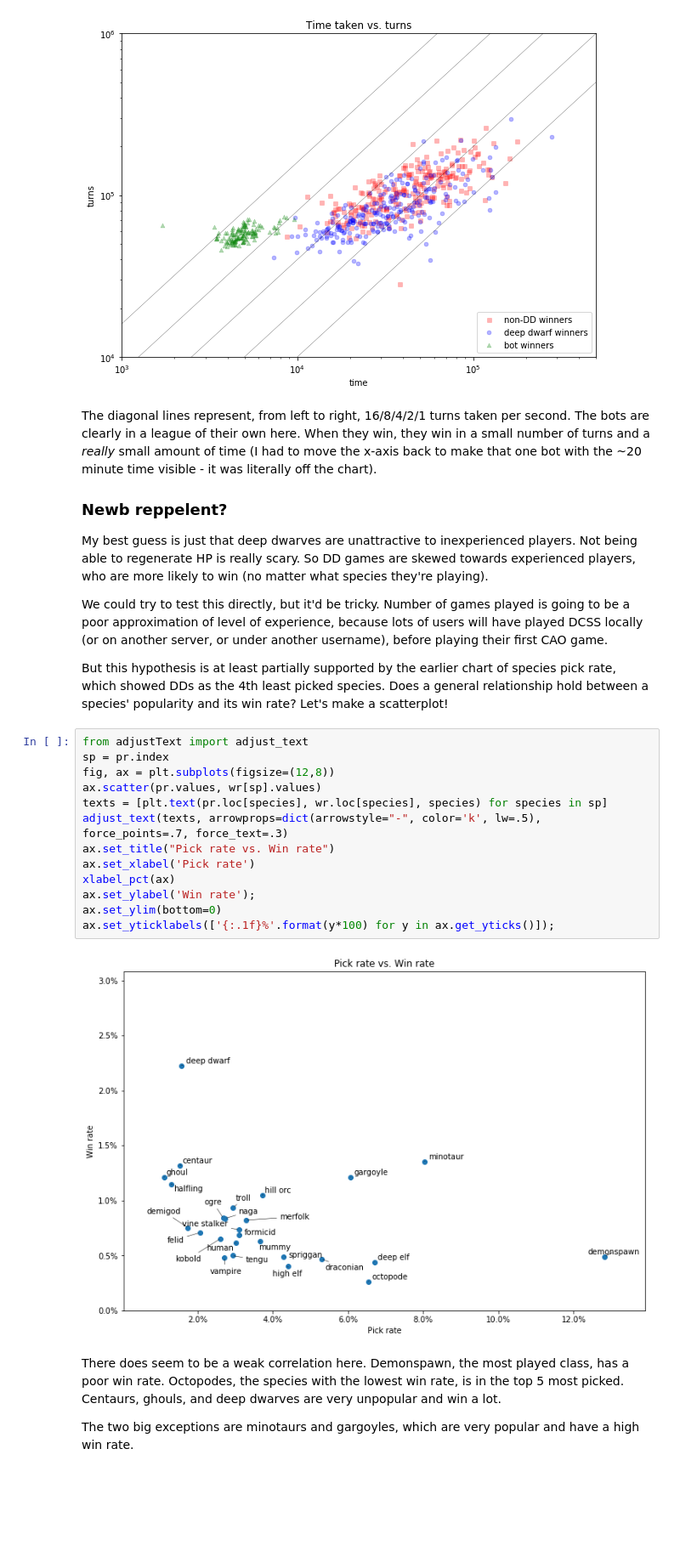
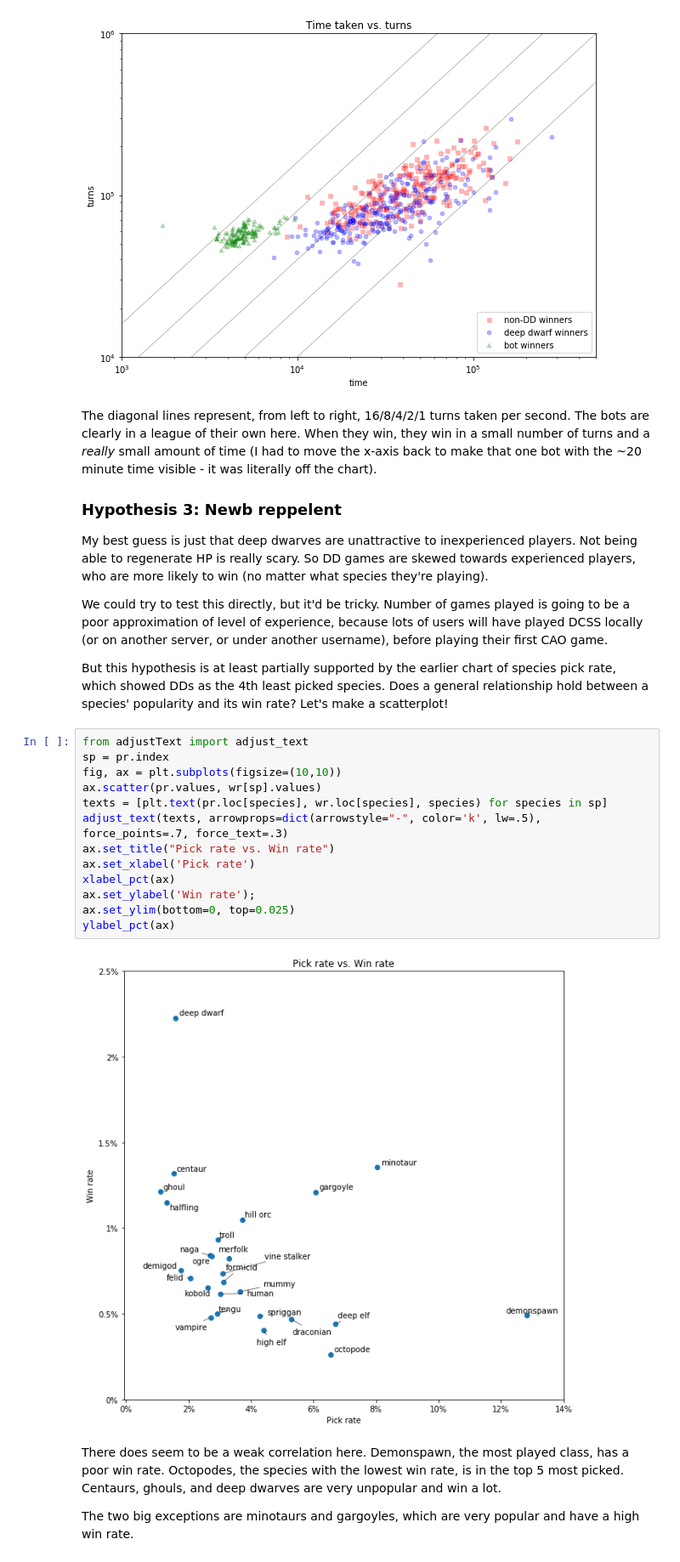
Before and after one commit to colinmorris/crawl-coroner, a Jupyter notebook: species.ipynb, the cells around one changed output. Shown at 85% size. Cells and saved outputs as stored; diff of their text form; blank space fills up the shorter version.

```diff
--- a/species.ipynb
+++ b/species.ipynb
@@ -145,7 +145,7 @@ ax.legend(loc=4);
 # %% [markdown]
 The diagonal lines represent, from left to right, 16/8/4/2/1 turns taken per second. The bots are clearly in a league of their own here. When they win, they win in a small number of turns and a *really* small amount of time (I had to move the x-axis back to make that one bot with the ~20 minute time visible - it was literally off the chart).
 
-### Newb reppelent?
+### Hypothesis 3: Newb reppelent
 
 My best guess is just that deep dwarves are unattractive to inexperienced players. Not being able to regenerate HP is really scary. So DD games are skewed towards experienced players, who are more likely to win (no matter what species they're playing).
 
@@ -155,18 +155,18 @@ But this hypothesis is at least partially supported by the earlier chart of spec
 # %%
 from adjustText import adjust_text
 sp = pr.index
-fig, ax = plt.subplots(figsize=(12,8))
+fig, ax = plt.subplots(figsize=(10,10))
 ax.scatter(pr.values, wr[sp].values)
 texts = [plt.text(pr.loc[species], wr.loc[species], species) for species in sp]
 adjust_text(texts, arrowprops=dict(arrowstyle="-", color='k', lw=.5), force_points=.7, force_text=.3)
 ax.set_title("Pick rate vs. Win rate")
 ax.set_xlabel('Pick rate')
 xlabel_pct(ax)
 ax.set_ylabel('Win rate');
-ax.set_ylim(bottom=0)
-ax.set_yticklabels(['{:.1f}%'.format(y*100) for y in ax.get_yticks()]);
+ax.set_ylim(bottom=0, top=0.025)
+ylabel_pct(ax)
 # %% [output]
-[figure, old version]
+[figure, new version]
 # %% [markdown]
 There does seem to be a weak correlation here. Demonspawn, the most played class, has a poor win rate. Octopodes, the species with the lowest win rate, is in the top 5 most picked. Centaurs, ghouls, and deep dwarves are very unpopular and win a lot.
 
```
Also changed, not shown: parts of 18 cells of this notebook, 2 other files.
